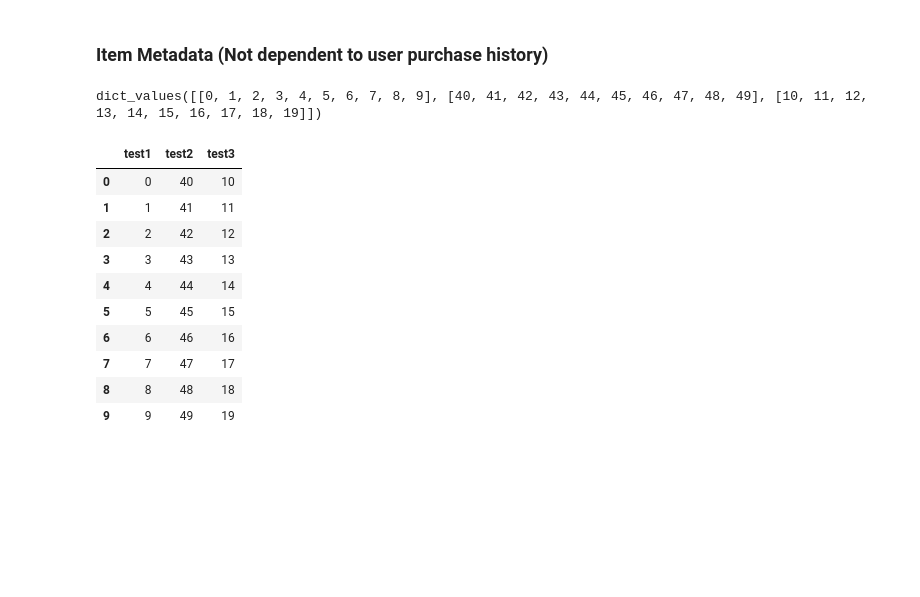
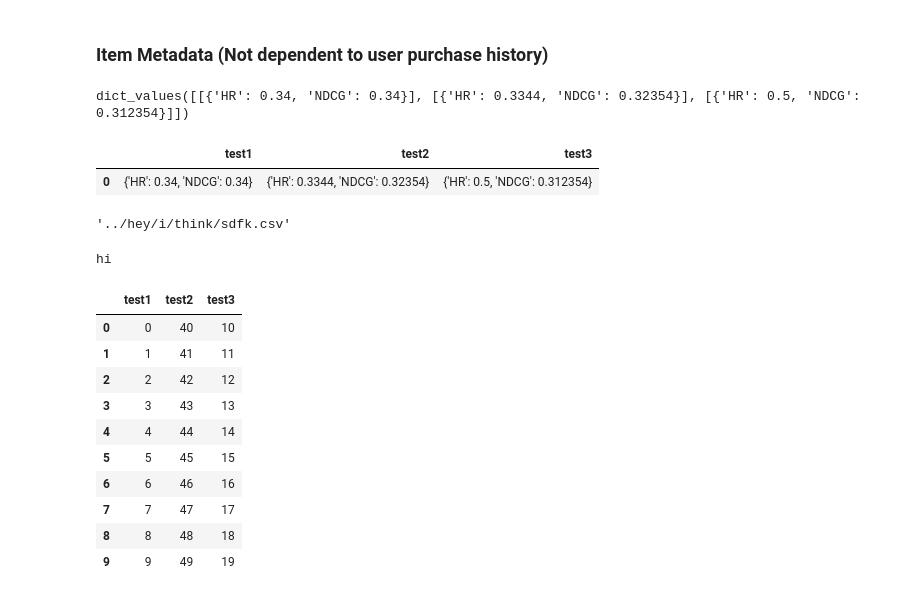
Before and after one commit to MinSeok-Pons-Kim/Tada, a Jupyter notebook: data/Amazon-tada.ipynb, the cells around one changed output. Drawn from its saved outputs; the diff is of its cells as text; code cells hidden in the pictures; blank space fills up the shorter version.

Commit message:
Change data analysis

```diff
--- a/data/Amazon-tada.ipynb
+++ b/data/Amazon-tada.ipynb
@@ -374,14 +374,23 @@ item_meta_df.head()
 item_meta_df.to_csv(os.path.join(RAW_PATH, SUB_PATH, 'item_meta.csv'), sep='\t', index=False)
 # %%
 a = defaultdict(list)
-# %%
-a['test1'].extend(range(10))
-a['test2'].extend(range(40,50))
-a['test3'].extend(range(10,20))
+# %%
+da = {"HR": 0.34, "NDCG": 0.34}
+da2 = {"HR": 0.3344, "NDCG": 0.32354}
+da3 = {"HR": 0.5, "NDCG": 0.312354}
+# %%
+a['test1'].append(da)
+a['test2'].append(da2)
+a['test3'].append(da3)
 # %%
 a.values()
 # %% [output]
-dict_values([[0, 1, 2, 3, 4, 5, 6, 7, 8, 9], [40, 41, 42, 43, 44, 45, 46, 47, 48, 49], [10, 11, 12, 13, 14, 15, 16, 17, 18, 19]])
+dict_values([[{'HR': 0.34, 'NDCG': 0.34}], [{'HR': 0.3344, 'NDCG': 0.32354}], [{'HR': 0.5, 'NDCG': 0.312354}]])
+# %%
+pd.DataFrame(a)
+# %% [output]
+|  | test1 | test2 | test3 |
+| 0 | {'HR': 0.34, 'NDCG': 0.34} | {'HR': 0.3344, 'NDCG': 0.32354} | {'HR': 0.5, 'NDCG': 0.312354} |
 # %%
 pd.DataFrame(a).to_csv("./hi.csv", index=False)
 # %%
@@ -389,3 +400,12 @@ b.to_csv()
+# %%
+os.path.join('../hey/','i', 'think', key + '.csv')
+# %% [output]
+'../hey/i/think/sdfk.csv'
+# %%
+try: sdfs
+except NameError: print('hi')
+# %% [output]
+hi
 # %%
 bb = pd.read_csv("./hi.csv")
 # %%
```
Also changed, not shown: parts of 1 cell of this notebook, 28 other files.
